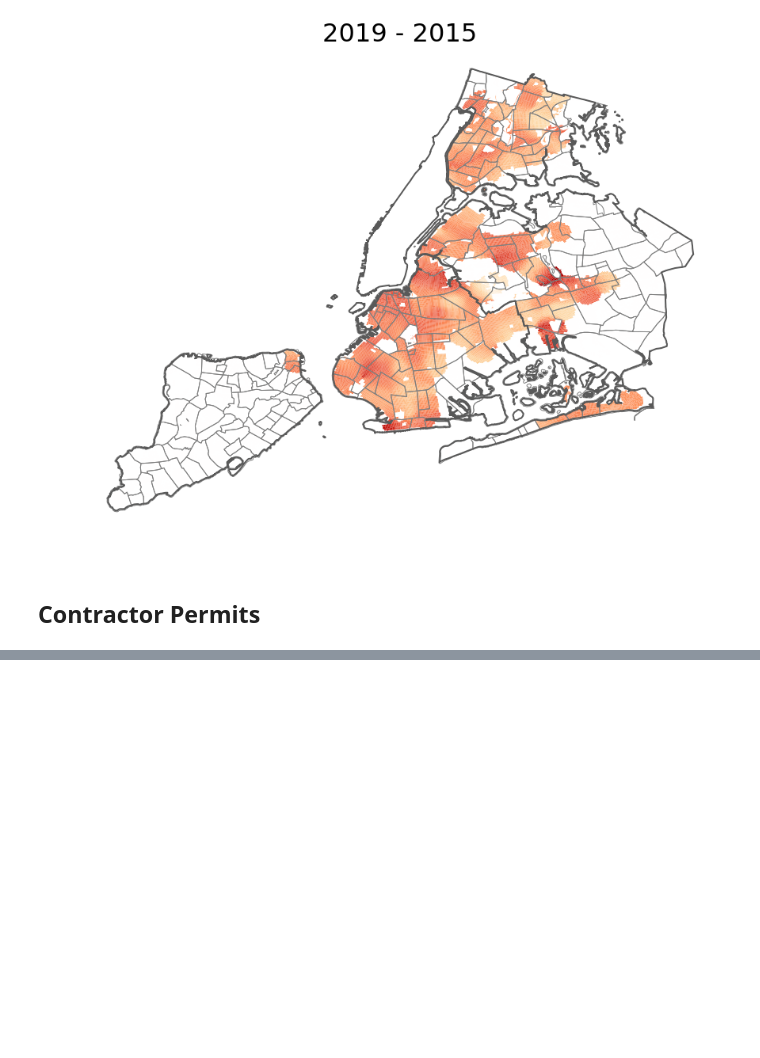
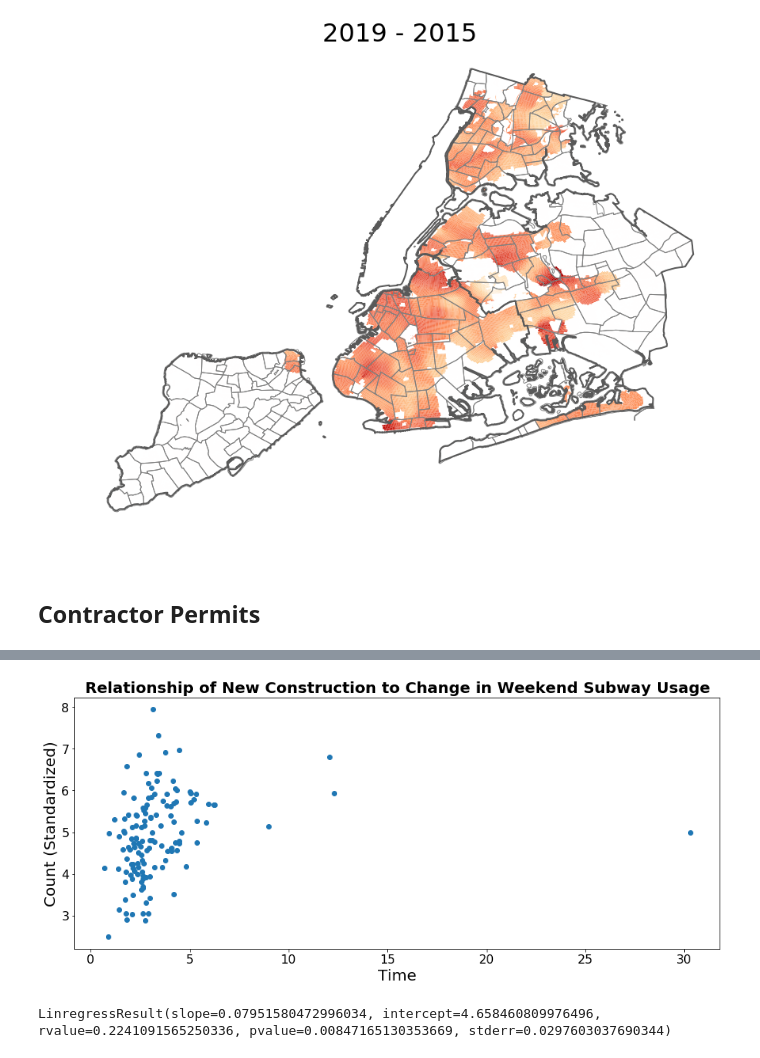
Before and after one commit to Ritella/NYCLocale, a Jupyter notebook: Project4.ipynb, the cells around one changed output, grey strips where cells are left out. Saved outputs shown, nothing was run; the diff lists cells and outputs as text; code cells hidden in the pictures; blank space fills up the shorter version.

```diff
--- a/Project4.ipynb
+++ b/Project4.ipynb
@@ -487,9 +487,10 @@ construction_df['Year'] = construction_df[['Job_Start_Year','Filing_Year','Issua
 # get count by neighborhood
 max_year = 2019
 min_year = 2015
+
 construction_df_filt = construction_df[(construction_df['Year'] > min_year) & \
                                            (construction_df['Year'] < max_year)]
-construction_df_filt = construction_df[construction_df['BOROUGH'].isin(['QUEENS', 'BROOKLYN',
+construction_df_filt = construction_df_filt[construction_df_filt['BOROUGH'].isin(['QUEENS', 'BROOKLYN',
                                                                        'BRONX', 'STATEN ISLAND'])]
 construction_df_filt = construction_df_filt.dropna(subset=['LONGITUDE', 'LATITUDE'])
 construction_df_filt['geometry'] = construction_df_filt.apply(lambda row:
@@ -506,7 +507,7 @@ max_year = 1999
 min_year = 1995
 construction_df_filt = construction_df[(construction_df['Year'] > min_year) & \
                                            (construction_df['Year'] < max_year)]
-construction_df_filt = construction_df[construction_df['BOROUGH'].isin(['QUEENS', 'BROOKLYN',
+construction_df_filt = construction_df_filt[construction_df_filt['BOROUGH'].isin(['QUEENS', 'BROOKLYN',
                                                                        'BRONX', 'STATEN ISLAND'])]
 construction_df_filt = construction_df_filt.dropna(subset=['LONGITUDE', 'LATITUDE'])
 construction_df_filt['geometry'] = construction_df_filt.apply(lambda row:
@@ -516,3 +517,9 @@ construction_df_filt = gpd.tools.sjoin(construction_df_filt, nyc_nbhd_map, how='
 construction_by_borough_older = construction_df_filt.groupby('Neighborhood').count()['BOROUGH']
 construction_by_borough_older = construction_by_borough_older.rename('construction', axis=1)
 construction_by_borough_older = construction_by_borough_older.to_frame()
+construction_by_borough_older = construction_by_borough_older.rename(columns={'construction': 'construction_older'})
+# %%
+merged_construct = pd.concat([construction_by_borough
+                              , construction_by_borough_older], axis=1)
+merged_construct['ratio'] = merged_construct.construction/merged_construct.construction_older
+merged_construct = merged_construct.reset_index().rename(columns={'index': 'Neighborhood'})
@@ -526,5 +539,5 @@ turnstile_df_to_correlate = gpd.tools.sjoin(turnstile_df_to_correlate, nyc_nbhd_
 turnstile_df_to_correlate = turnstile_df_to_correlate.to_frame()
 # %%
 # merge construction and turnstile vals on neighborhood
-merged_df = pd.merge(construction_by_borough.reset_index(), turnstile_df_to_correlate.reset_index(),
+merged_df = pd.merge(merged_construct.reset_index(), turnstile_df_to_correlate.reset_index(),
          left_on='Neighborhood', right_on='Neighborhood')
@@ -530,0 +565,15 @@ merged_df = pd.merge(construction_by_borough.reset_index(), turnstile_df_to_corr
+# %%
+fig, ax = plt.subplots(1, figsize=(15,6))
+matplotlib.pyplot.title('Relationship of New Construction to Change in Weekend Subway Usage', fontsize=20, fontweight='heavy')
+
+plt.xlabel('Time', fontsize=20)
+plt.ylabel('Count (Standardized)', fontsize=20)
+matplotlib.pyplot.scatter(merged_df.ratio, merged_df.vals)
+plt.savefig(main_path + '/Results/Pics/correlation1.png', dpi=300)
+# %% [output]
+[figure, added]
+# %%
+from scipy.stats import linregress
+linregress(merged_df.ratio, merged_df.vals)
+# %% [output]
+LinregressResult(slope=0.07951580472996034, intercept=4.658460809976496, rvalue=0.2241091565250336, pvalue=0.00847165130353669, stderr=0.0297603037690344)
```
Also changed, not shown: parts of 6 cells of this notebook.
